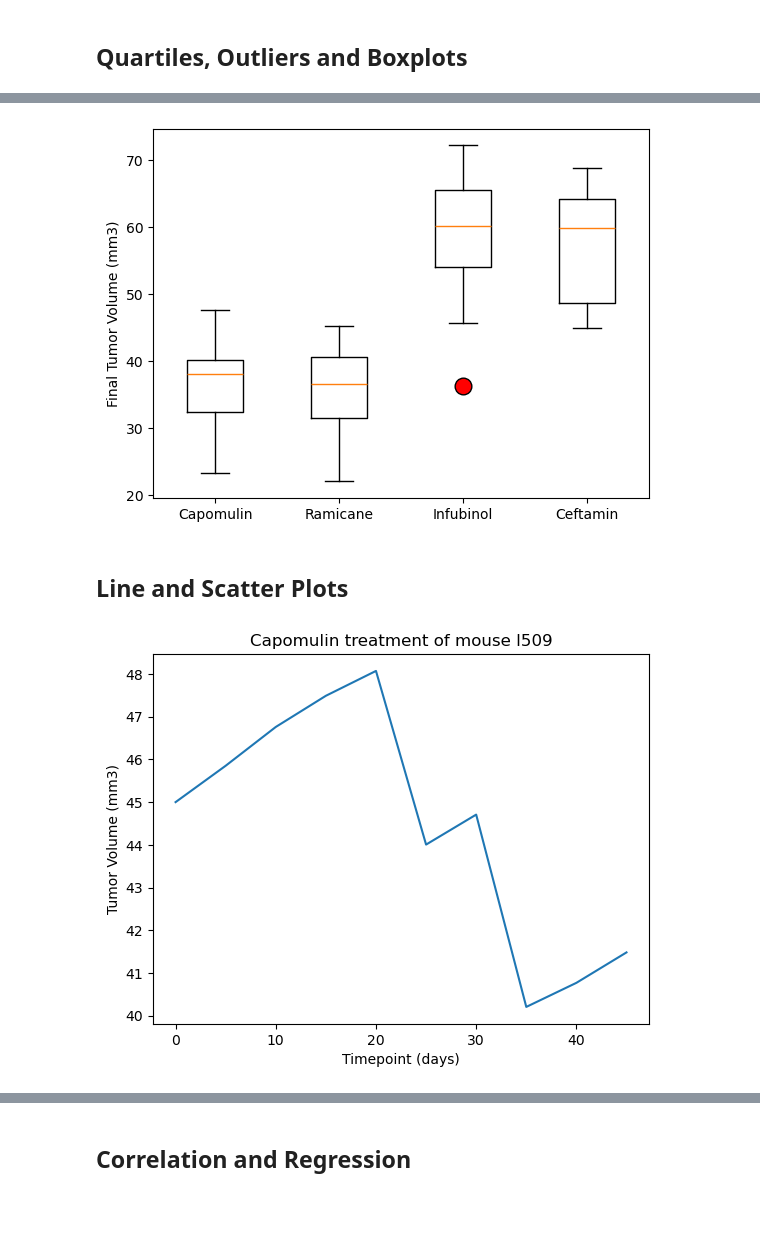
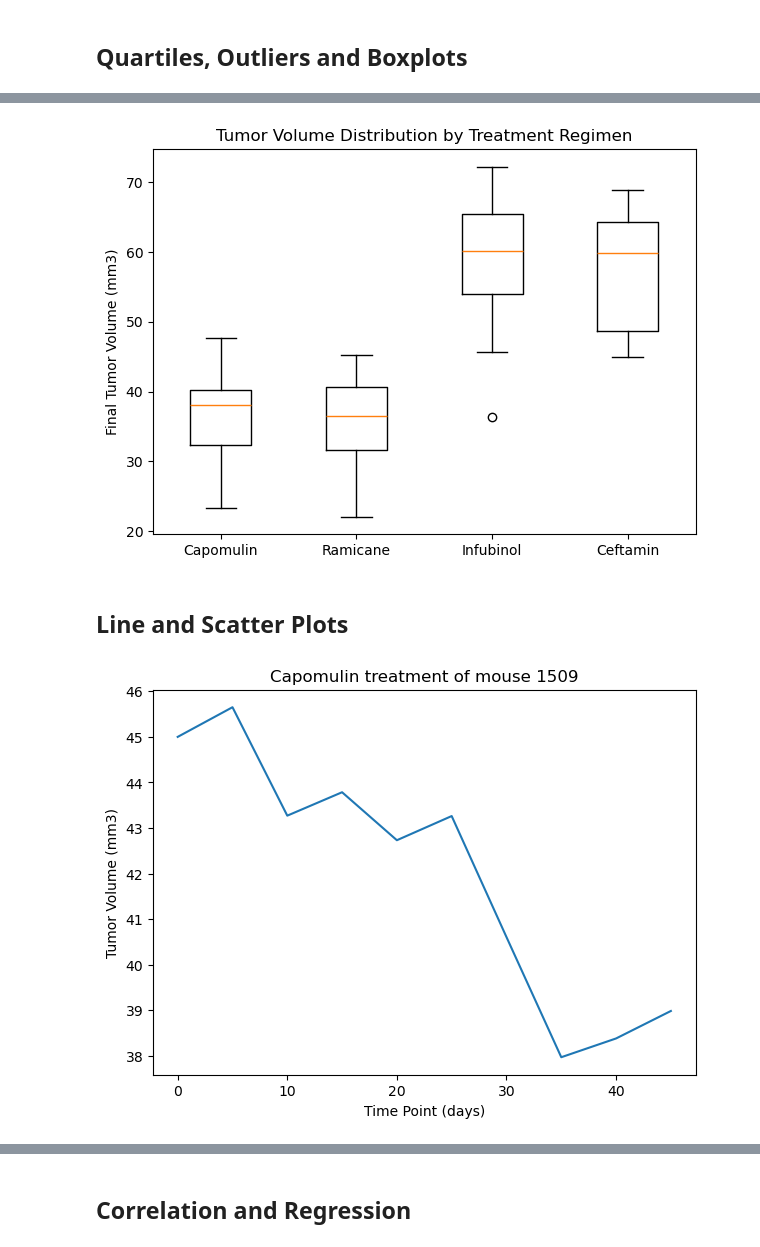
Before and after one commit to Michomicho84/Module_5_challenge, a Jupyter notebook: Pymaceuticals/pymaceuticals_starter.ipynb, the cells around one changed output, grey strips where cells are left out. Cells and saved outputs as stored; diff of their text form; code cells hidden in the pictures; blank space fills up the shorter version.

```diff
--- a/Pymaceuticals/pymaceuticals_starter.ipynb
+++ b/Pymaceuticals/pymaceuticals_starter.ipynb
@@ -32,0 +41,5 @@ combined_data = pd.merge(mouse_metadata, study_results, on='Mouse ID')
+# %%
+# Our data should be uniquely identified by Mouse ID and Timepoint
+# Get the duplicate mice by ID number that shows up for Mouse ID and Timepoint.
+duplicate_mice = combined_data[combined_data.duplicated(subset=['Mouse ID', 'Timepoint'], keep=False)]
+duplicate_mice
@@ -32,0 +58,5 @@ combined_data = pd.merge(mouse_metadata, study_results, on='Mouse ID')
+# %%
+# Optional: Get all the data for the duplicate mouse ID.
+duplicate_mouse_ids = duplicate_mice['Mouse ID'].unique()
+duplicate_mouse_data = combined_data[combined_data['Mouse ID'].isin(duplicate_mouse_ids)]
+duplicate_mouse_data
@@ -32,0 +78,4 @@ combined_data = pd.merge(mouse_metadata, study_results, on='Mouse ID')
+# %%
+# Create a clean DataFrame by dropping the duplicate mouse by its ID.
+cleaned_data = combined_data[~combined_data['Mouse ID'].isin(duplicate_mouse_ids)]
+cleaned_data.head()
@@ -173,10 +303,31 @@ Ceftamin's potential outliers: Series([], Name: Tumor Volume (mm3), dtype: float
 # %%
 # Generate a box plot that shows the distribution of the tumor volume for each treatment group.
+plt.figure(figsize=(7, 5))
+plt.boxplot(tumor_vol_data, labels=treatment_list)
+plt.title('Tumor Volume Distribution by Treatment Regimen')
+plt.xlabel('')
+plt.ylabel('Final Tumor Volume (mm3)')
+plt.show()
 # %% [output]
-[figure, old version]
+[figure, new version]
 # %% [markdown]
 ## Line and Scatter Plots
+# %%
+# Filter the data for mice treated with Capomulin
+capomulin_data = cleaned_data[cleaned_data['Drug Regimen'] == 'Capomulin']
+
+# Choose a single mouse treated with Capomulin
+single_mouse_id = capomulin_data['Mouse ID'].iloc[0]
+
+# Filter the data for the chosen mouse
+single_mouse_data = capomulin_data[capomulin_data['Mouse ID'] == single_mouse_id]
 # %%
 # Generate a line plot of tumor volume vs. time point for a single mouse treated with Capomulin
+plt.figure(figsize=(7, 5))
+plt.plot(single_mouse_data['Timepoint'], single_mouse_data['Tumor Volume (mm3)'])
+plt.title(f'Capomulin treatment of mouse 1509')
+plt.xlabel('Time Point (days)')
+plt.ylabel('Tumor Volume (mm3)')
+plt.show()
 # %% [output]
-[figure, old version]
+[figure, new version]
```
Also changed, not shown: parts of 25 cells of this notebook.
